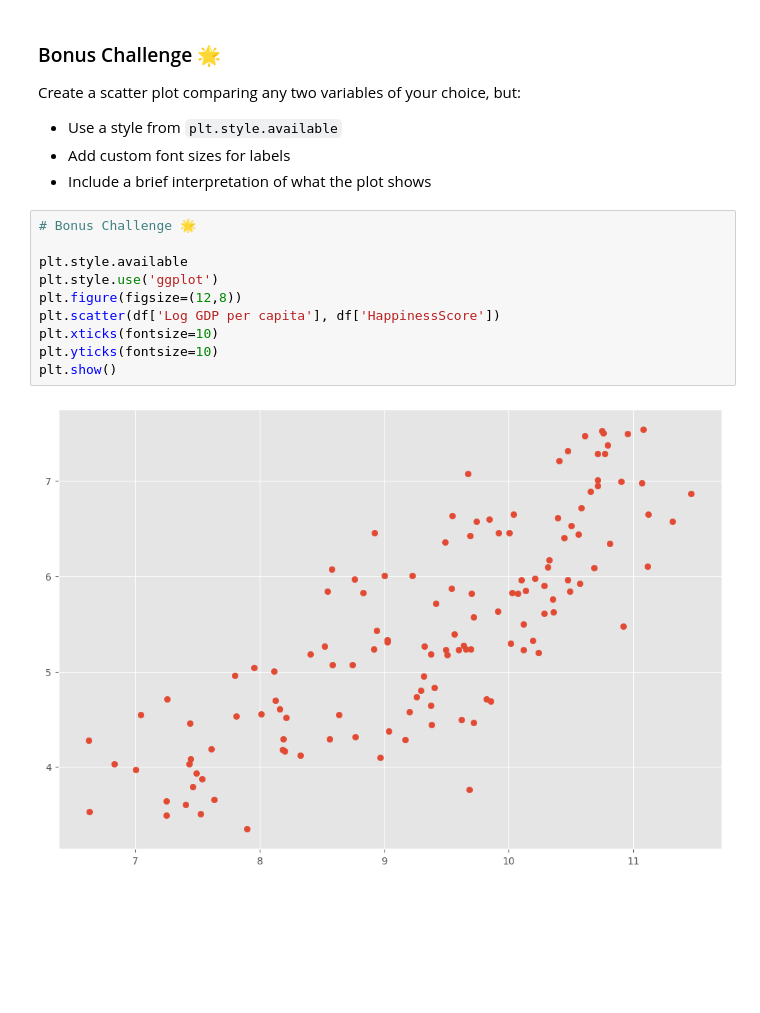
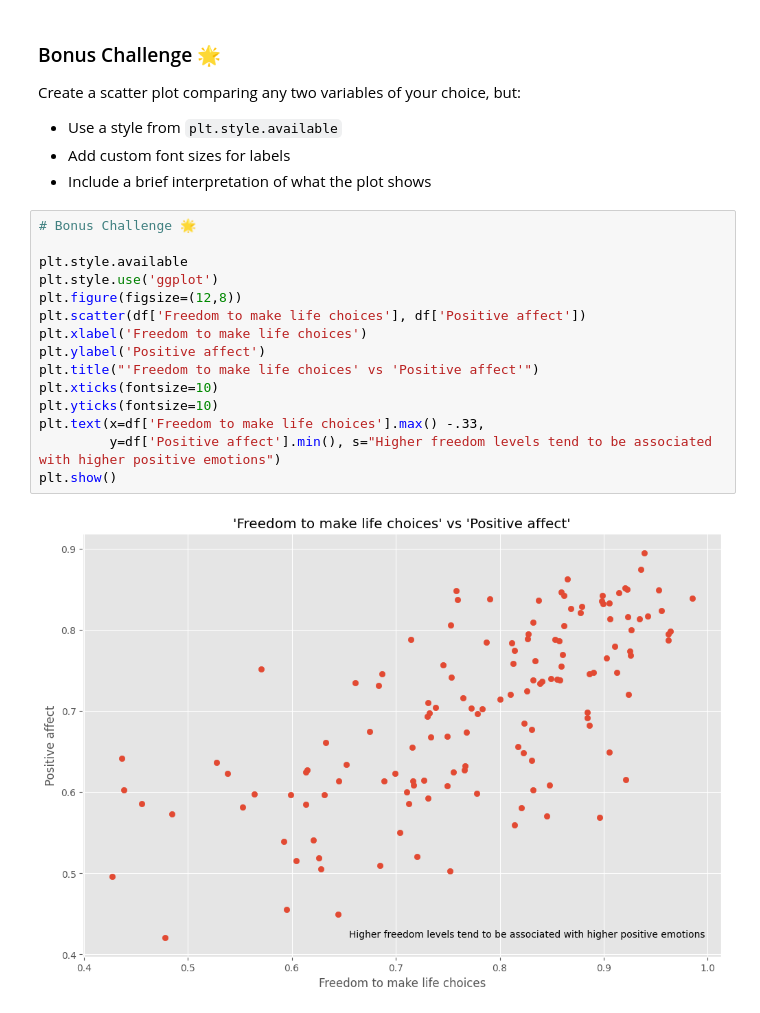
Before and after one commit to kamangirkhan/Data110, a Jupyter notebook: ArashNateghian_data110_week2_sp25.ipynb, the cells around one changed output. Saved outputs shown, nothing was run; the diff lists cells and outputs as text; blank space fills up the shorter version.

```diff
--- a/ArashNateghian_data110_week2_sp25.ipynb
+++ b/ArashNateghian_data110_week2_sp25.ipynb
@@ -79,12 +79,17 @@ Create a scatter plot comparing any two variables of your choice, but:
 # %%
 # Bonus Challenge 🌟
 
 plt.style.available
 plt.style.use('ggplot')
 plt.figure(figsize=(12,8))
-plt.scatter(df['Log GDP per capita'], df['HappinessScore'])
+plt.scatter(df['Freedom to make life choices'], df['Positive affect'])
+plt.xlabel('Freedom to make life choices')
+plt.ylabel('Positive affect')
+plt.title("'Freedom to make life choices' vs 'Positive affect'")
 plt.xticks(fontsize=10)
 plt.yticks(fontsize=10)
+plt.text(x=df['Freedom to make life choices'].max() -.33,
+         y=df['Positive affect'].min(), s="Higher freedom levels tend to be associated with higher positive emotions")
 plt.show()
 # %% [output]
-[figure, old version]
+[figure, new version]
```
